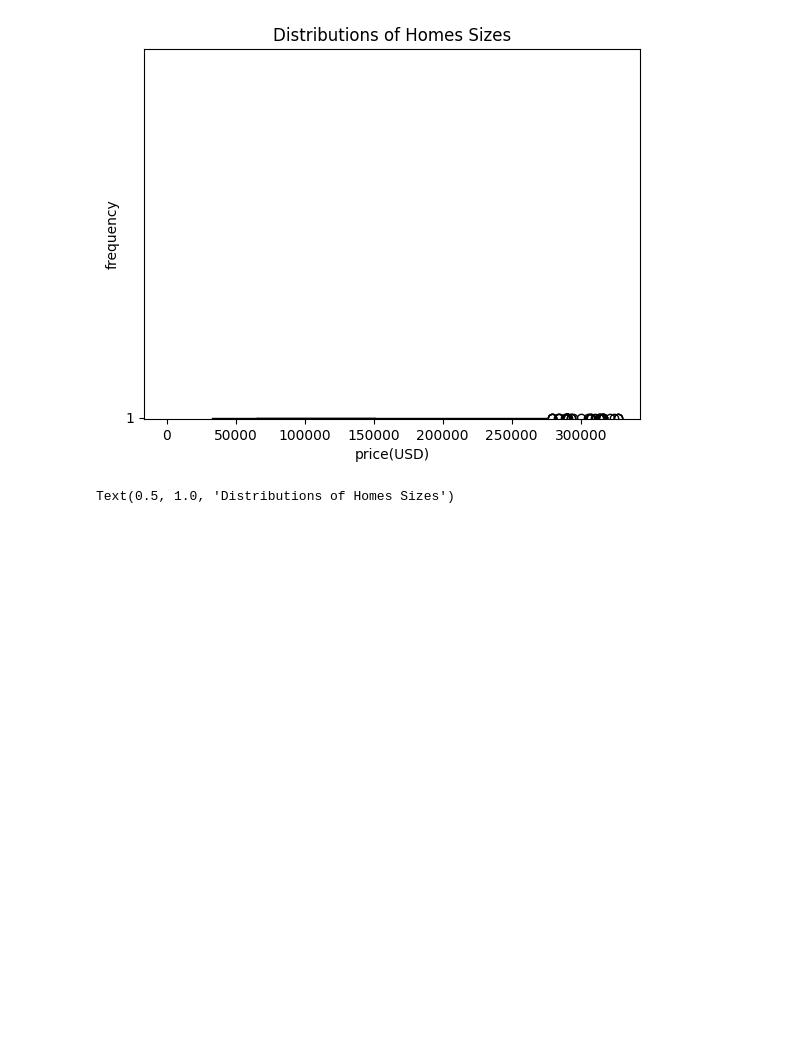
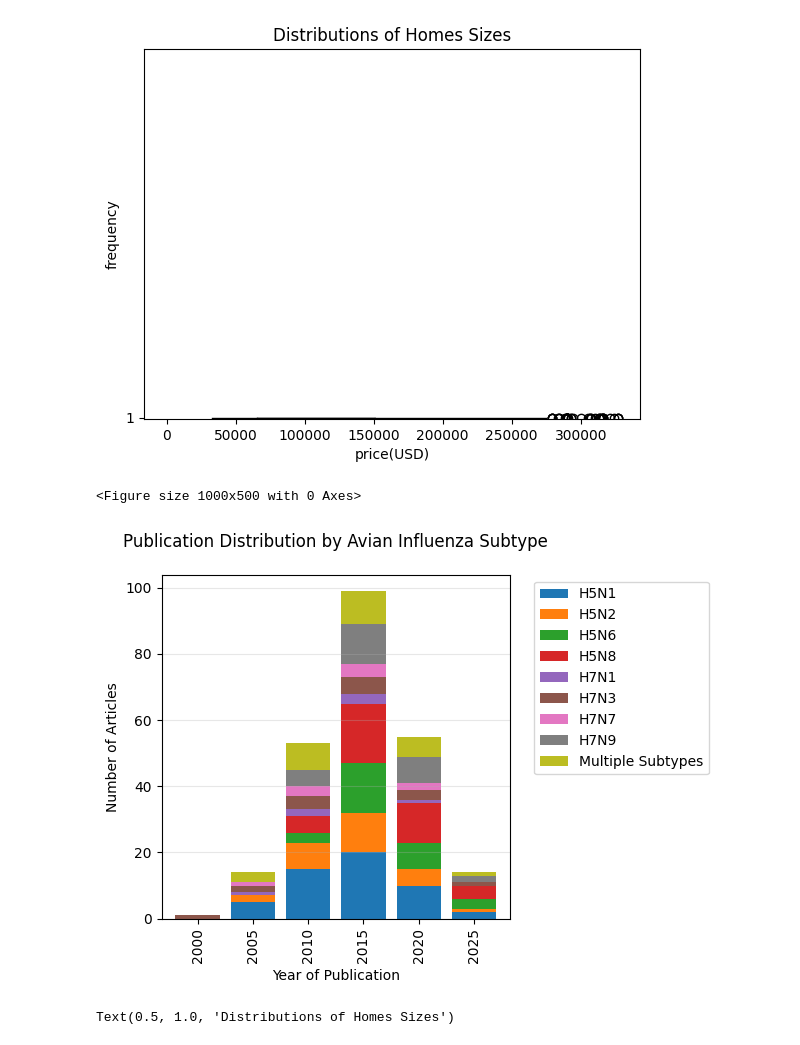
Before and after one commit to OviLab-sys/Housing-in-Mexico, a Jupyter notebook: recap/exploreratory-data-analysis.ipynb, the cells around one changed output. Drawn from its saved outputs; the diff is of its cells as text; code cells hidden in the pictures; blank space fills up the shorter version.

```diff
--- a/recap/exploreratory-data-analysis.ipynb
+++ b/recap/exploreratory-data-analysis.ipynb
@@ -41,6 +157,41 @@ plt.xlabel("price(USD)")
 # %% [output]
 Text(0.5, 0, 'price(USD)')
 [figure]
+# %%
+import pandas as pd
+import matplotlib.pyplot as plt
+
+# Complete data including all visible years
+data = {
+    'Year': [2000, 2005, 2010, 2015, 2020, 2025],
+    'H5N1': [0, 5, 15, 20, 10, 2],
+    'H5N2': [0, 2, 8, 12, 5, 1],
+    'H5N6': [0, 0, 3, 15, 8, 3],
+    'H5N8': [0, 0, 5, 18, 12, 4],
+    'H7N1': [0, 1, 2, 3, 1, 0],
+    'H7N3': [1, 2, 4, 5, 3, 1],
+    'H7N7': [0, 1, 3, 4, 2, 0],
+    'H7N9': [0, 0, 5, 12, 8, 2],
+    'Multiple Subtypes': [0, 3, 8, 10, 6, 1]
+}
+
+df = pd.DataFrame(data).set_index('Year')
+
+# Create plot
+plt.figure(figsize=(10, 5))
+df.plot(kind='bar', stacked=True, width=0.8)
+
+# Customize
+plt.title("Publication Distribution by Avian Influenza Subtype", pad=20)
+plt.ylabel("Number of Articles")
+plt.xlabel("Year of Publication")
+plt.legend(bbox_to_anchor=(1.05, 1))
+plt.grid(axis='y', alpha=0.3)
+plt.tight_layout()
+plt.show()
+# %% [output]
+<Figure size 1000x500 with 0 Axes>
+[figure, added]
 # %%
 import pandas as pd
 import matplotlib.pyplot as plt
```
Also changed, not shown: parts of 5 cells of this notebook.
